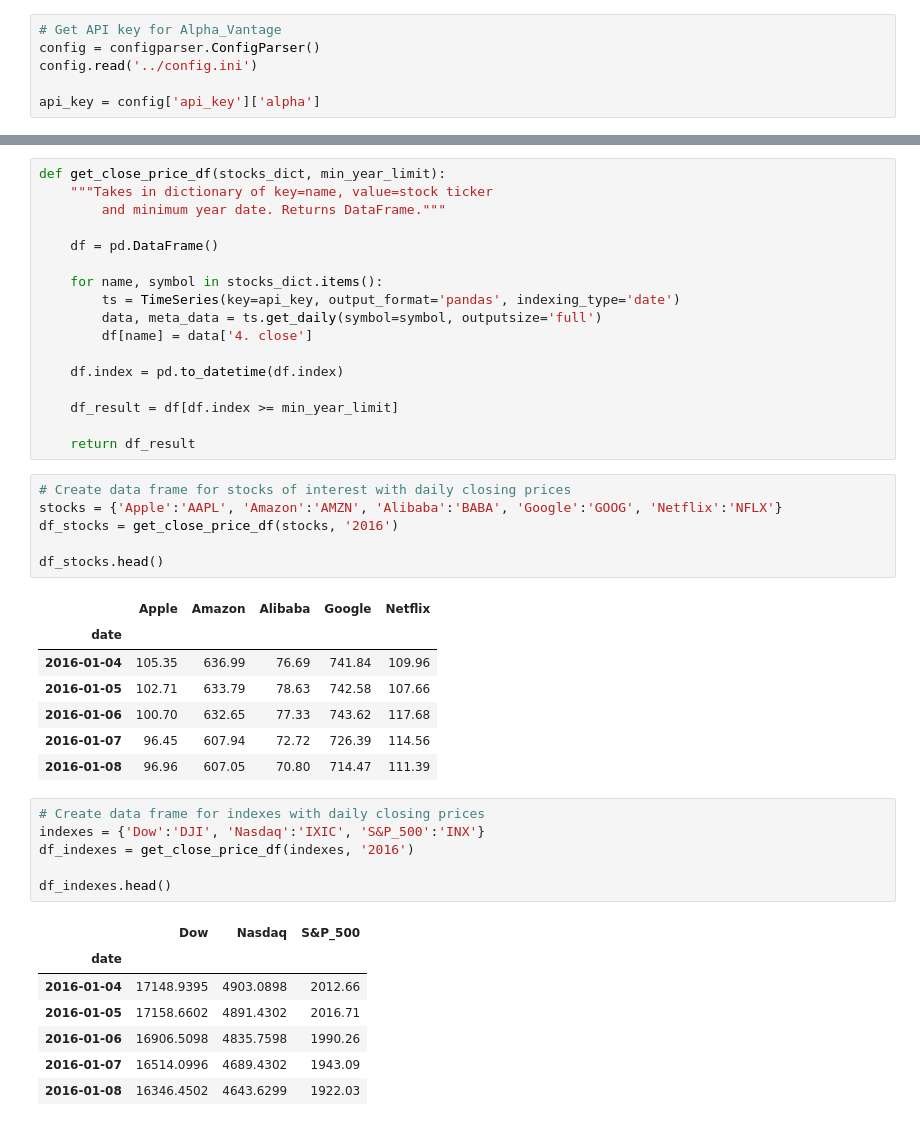
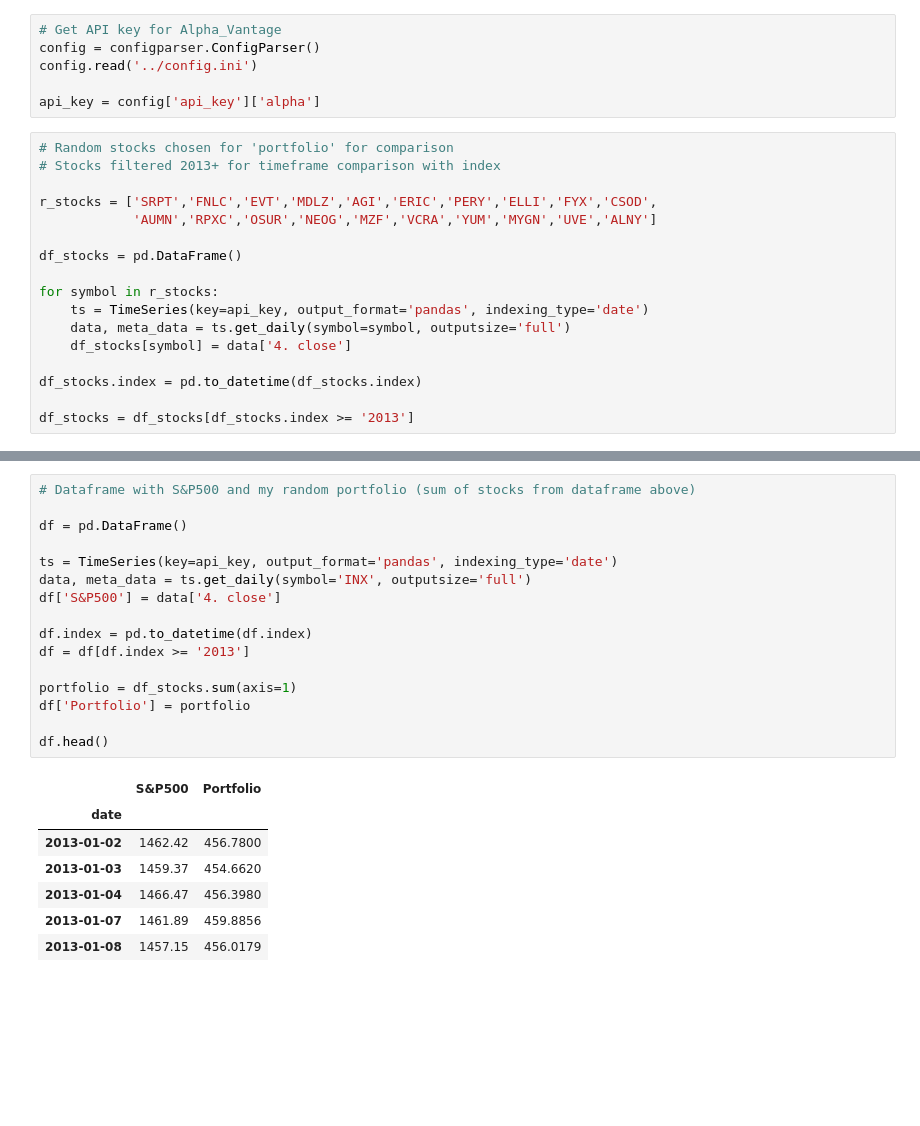
Before and after one commit to sychi77/CapstoneProject2, a Jupyter notebook: Data_Wrangling.ipynb, the cells around one changed output, grey strips where cells are left out. Saved outputs shown, nothing was run; the diff lists cells and outputs as text; blank space fills up the shorter version.

```diff
--- a/Data_Wrangling.ipynb
+++ b/Data_Wrangling.ipynb
@@ -10,3 +10,20 @@ config = configparser.ConfigParser()
 config.read('../config.ini')
 
 api_key = config['api_key']['alpha']
+# %%
+# Random stocks chosen for 'portfolio' for comparison
+# Stocks filtered 2013+ for timeframe comparison with index
+
+r_stocks = ['SRPT','FNLC','EVT','MDLZ','AGI','ERIC','PERY','ELLI','FYX','CSOD',
+            'AUMN','RPXC','OSUR','NEOG','MZF','VCRA','YUM','MYGN','UVE','ALNY']
+
+df_stocks = pd.DataFrame()
+
+for symbol in r_stocks:
+    ts = TimeSeries(key=api_key, output_format='pandas', indexing_type='date')
+    data, meta_data = ts.get_daily(symbol=symbol, outputsize='full')
+    df_stocks[symbol] = data['4. close']
+
+df_stocks.index = pd.to_datetime(df_stocks.index)
+
+df_stocks = df_stocks[df_stocks.index >= '2013']
@@ -13,45 +40,24 @@ api_key = config['api_key']['alpha']
 # %%
-def get_close_price_df(stocks_dict, min_year_limit):
-    """Takes in dictionary of key=name, value=stock ticker
-        and minimum year date. Returns DataFrame."""
+# Dataframe with S&P500 and my random portfolio (sum of stocks from dataframe above)
 
-    df = pd.DataFrame()
+df = pd.DataFrame()
 
-    for name, symbol in stocks_dict.items():
-        ts = TimeSeries(key=api_key, output_format='pandas', indexing_type='date')
-        data, meta_data = ts.get_daily(symbol=symbol, outputsize='full')
-        df[name] = data['4. close']
+ts = TimeSeries(key=api_key, output_format='pandas', indexing_type='date')
+data, meta_data = ts.get_daily(symbol='INX', outputsize='full')
+df['S&P500'] = data['4. close']
 
-    df.index = pd.to_datetime(df.index)
+df.index = pd.to_datetime(df.index)
+df = df[df.index >= '2013']
 
-    df_result = df[df.index >= min_year_limit]
+portfolio = df_stocks.sum(axis=1)
+df['Portfolio'] = portfolio
 
-    return df_result
+df.head()
+# %% [output]
+|  | S&P500 | Portfolio |
+| date |  |  |
+| 2013-01-02 | 1462.42 | 456.7800 |
+| 2013-01-03 | 1459.37 | 454.6620 |
+| 2013-01-04 | 1466.47 | 456.3980 |
+| 2013-01-07 | 1461.89 | 459.8856 |
+| 2013-01-08 | 1457.15 | 456.0179 |
-# %%
-# Create data frame for stocks of interest with daily closing prices
-stocks = {'Apple':'AAPL', 'Amazon':'AMZN', 'Alibaba':'BABA', 'Google':'GOOG', 'Netflix':'NFLX'}
-df_stocks = get_close_price_df(stocks, '2016')
-
-df_stocks.head()
-# %% [output]
-|  | Apple | Amazon | Alibaba | Google | Netflix |
-| date |  |  |  |  |  |
-| 2016-01-04 | 105.35 | 636.99 | 76.69 | 741.84 | 109.96 |
-| 2016-01-05 | 102.71 | 633.79 | 78.63 | 742.58 | 107.66 |
-| 2016-01-06 | 100.70 | 632.65 | 77.33 | 743.62 | 117.68 |
-| 2016-01-07 | 96.45 | 607.94 | 72.72 | 726.39 | 114.56 |
-| 2016-01-08 | 96.96 | 607.05 | 70.80 | 714.47 | 111.39 |
-# %%
-# Create data frame for indexes with daily closing prices
-indexes = {'Dow':'DJI', 'Nasdaq':'IXIC', 'S&P_500':'INX'}
-df_indexes = get_close_price_df(indexes, '2016')
-
-df_indexes.head()
-# %% [output]
-|  | Dow | Nasdaq | S&P_500 |
-| date |  |  |  |
-| 2016-01-04 | 17148.9395 | 4903.0898 | 2012.66 |
-| 2016-01-05 | 17158.6602 | 4891.4302 | 2016.71 |
-| 2016-01-06 | 16906.5098 | 4835.7598 | 1990.26 |
-| 2016-01-07 | 16514.0996 | 4689.4302 | 1943.09 |
-| 2016-01-08 | 16346.4502 | 4643.6299 | 1922.03 |
```
Also changed, not shown: parts of 7 cells of this notebook, 4 other files.
